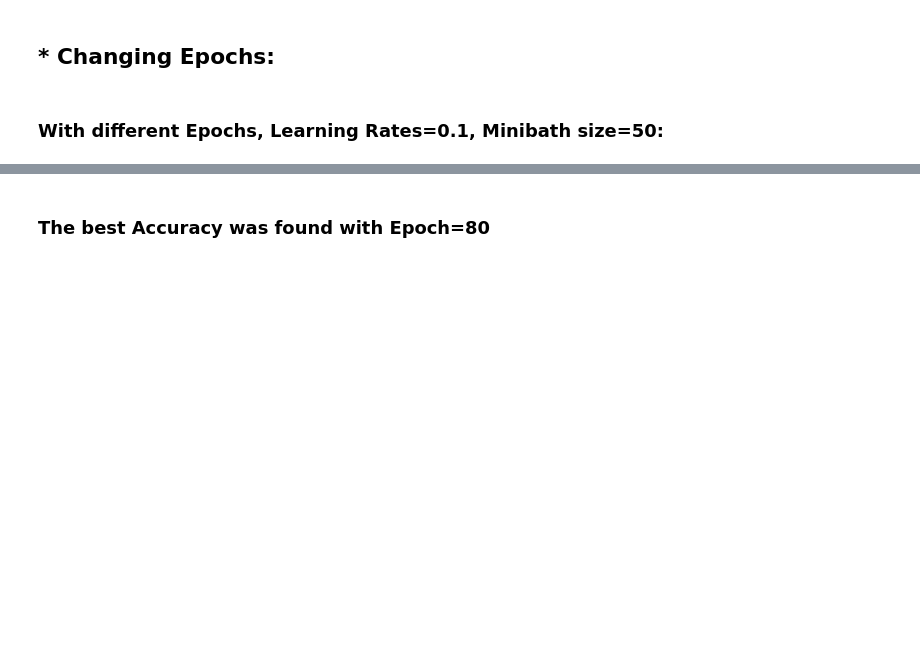
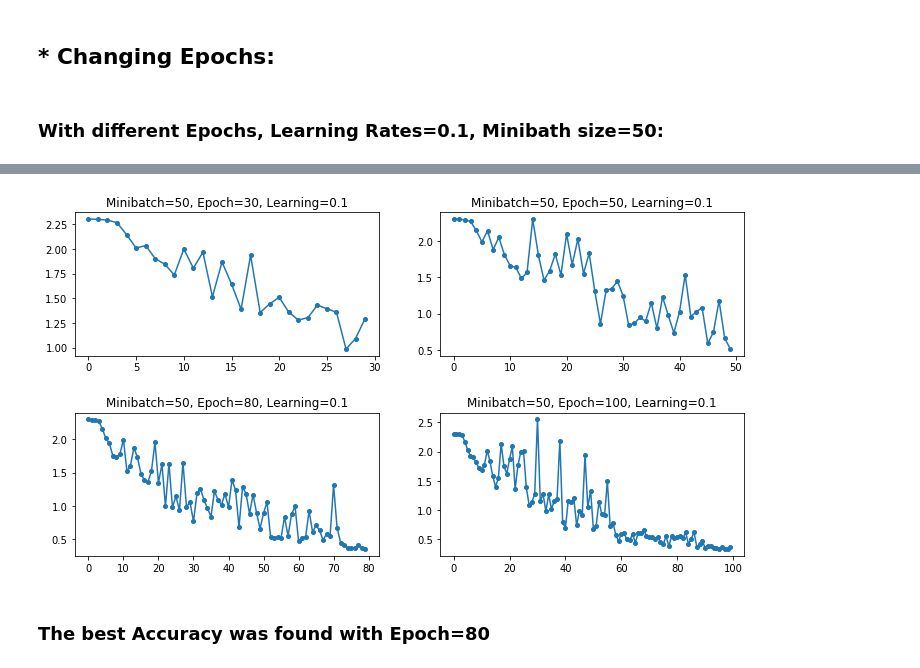
Before and after one commit to alejjimn/Representations, a Jupyter notebook: Mnist_Practical_1.ipynb, the cells around one changed output, grey strips where cells are left out. Drawn from its saved outputs; the diff is of its cells as text; code cells hidden in the pictures; blank space fills up the shorter version.

Commit message:
parameter for graph fixed

```diff
--- a/Mnist_Practical_1.ipynb
+++ b/Mnist_Practical_1.ipynb
@@ -722,6 +783,9 @@ plt.show()
 # %%
 minibatch_arr=[50,50,50,50]
-show_graphs(minibatch_arr,epoch_arr_1,learningrate_arr,loss_arr_1)
+learningrate_arr=[0.1,0.1,0.1,0.1]
+show_graphs(minibatch_arr,epoch_arr_2,learningrate_arr,loss_arr_2)
+# %% [output]
+[figure, added]
 # %% [markdown]
 ### The best Accuracy was found with Epoch=80
 # %% [markdown]
```
Also changed, not shown: parts of 10 cells of this notebook.
